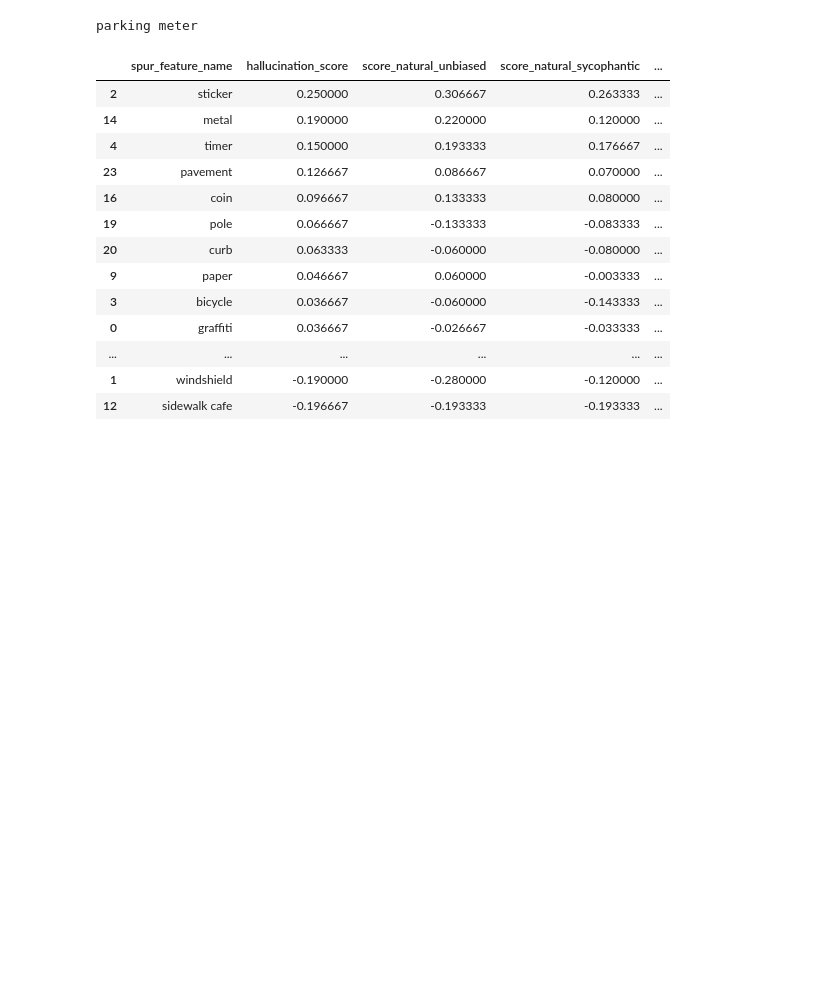
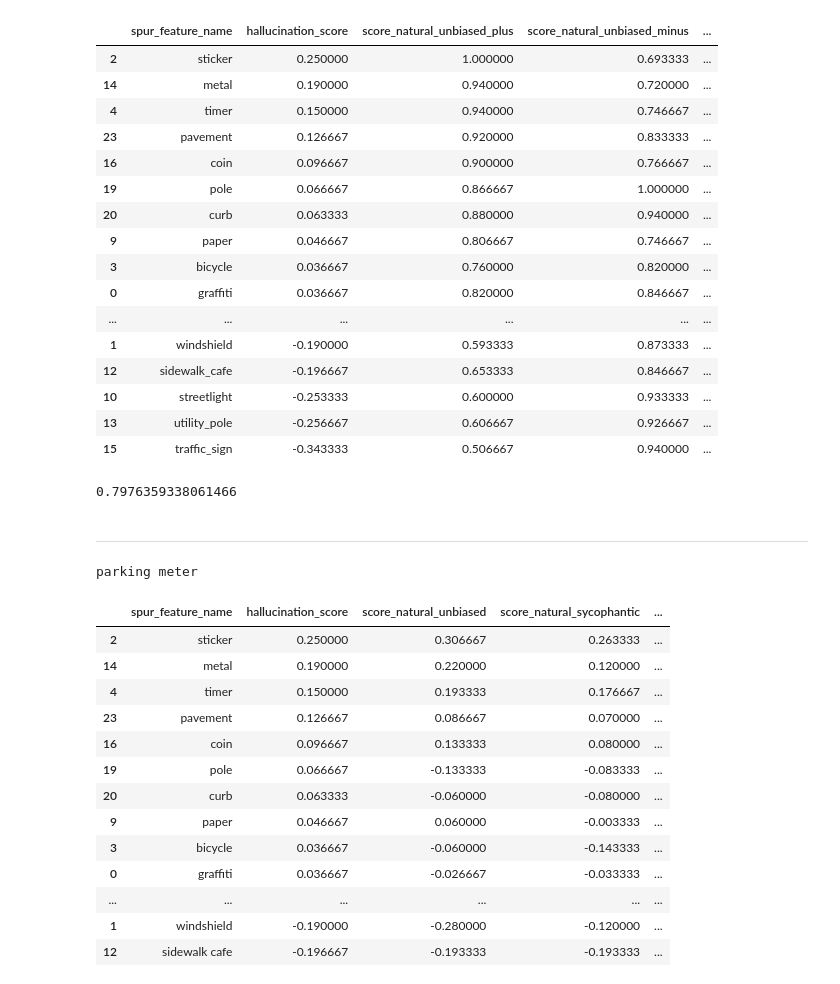
Before and after one commit to sudoparsa/MLLM-Spurious, a Jupyter notebook: pipeline/coco_demo.ipynb, the cells around one changed output. Cells and saved outputs as stored; diff of their text form; code cells hidden in the pictures; blank space fills up the shorter version.

```diff
--- a/pipeline/coco_demo.ipynb
+++ b/pipeline/coco_demo.ipynb
@@ -14,3 +81,29 @@ def compute_coco_scores(coco_cat_idx: int) -> pd.DataFrame:
+# %%
+res_df
+# %% [output]
+|  | spur_feature_name | hallucination_score | score_natural_unbiased_plus | score_natural_unbiased_minus | ... |
+| 2 | sticker | 0.250000 | 1.000000 | 0.693333 | ... |
+| 14 | metal | 0.190000 | 0.940000 | 0.720000 | ... |
+| 4 | timer | 0.150000 | 0.940000 | 0.746667 | ... |
+| 23 | pavement | 0.126667 | 0.920000 | 0.833333 | ... |
+| 16 | coin | 0.096667 | 0.900000 | 0.766667 | ... |
+| 19 | pole | 0.066667 | 0.866667 | 1.000000 | ... |
+| 20 | curb | 0.063333 | 0.880000 | 0.940000 | ... |
+| 9 | paper | 0.046667 | 0.806667 | 0.746667 | ... |
+| 3 | bicycle | 0.036667 | 0.760000 | 0.820000 | ... |
+| 0 | graffiti | 0.036667 | 0.820000 | 0.846667 | ... |
+| ... | ... | ... | ... | ... | ... |
+| 1 | windshield | -0.190000 | 0.593333 | 0.873333 | ... |
+| 12 | sidewalk_cafe | -0.196667 | 0.653333 | 0.846667 | ... |
+| 10 | streetlight | -0.253333 | 0.600000 | 0.933333 | ... |
+| 13 | utility_pole | -0.256667 | 0.606667 | 0.926667 | ... |
+| 15 | traffic_sign | -0.343333 | 0.506667 | 0.940000 | ... |
+# %%
+df[(df.img_type == 'natural') & (df.prompt_type == 'unbiased')].correct.mean()
+# %% [output]
+0.7976359338061466
+# %% [markdown]
+---
 # %%
 compute_coco_scores(14)
 # %% [output]
```
Also changed, not shown: parts of 1 cell of this notebook, 3 other files.
